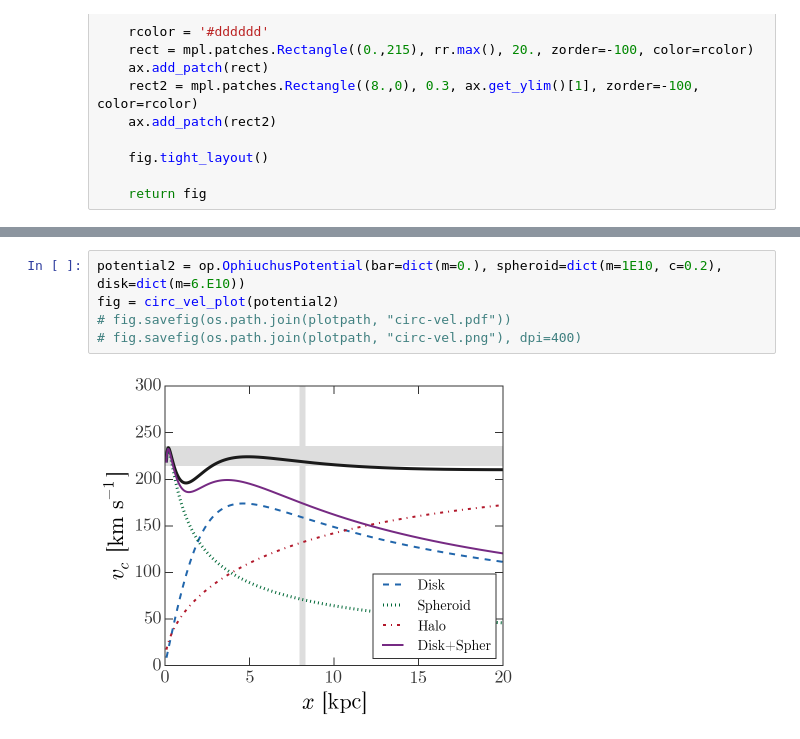
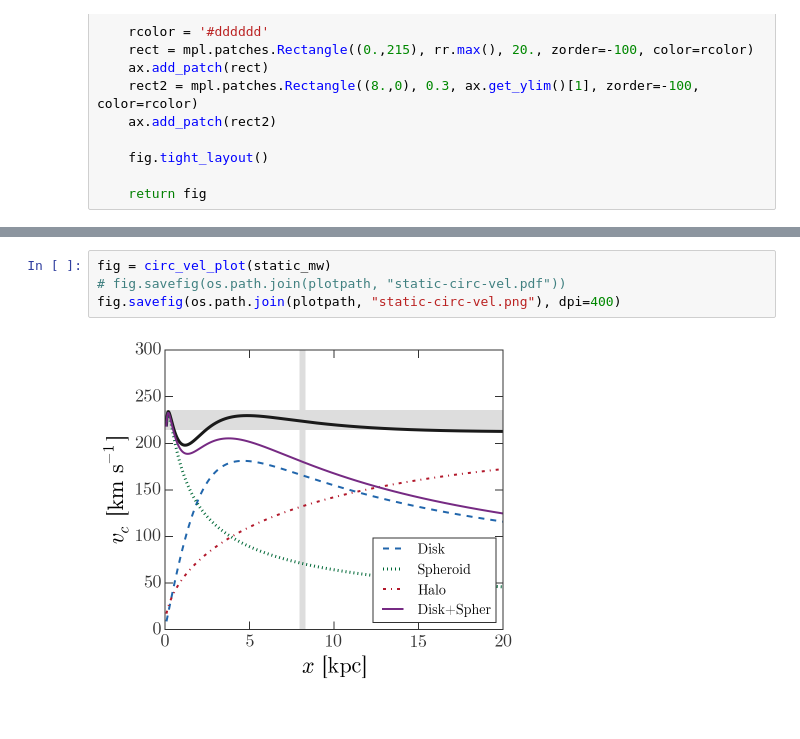
Before and after one commit to adrn/ophiuchus, a Jupyter notebook: notebooks/Figure - potential density rotation curve.ipynb, the cells around one changed output, grey strips where cells are left out. Saved outputs shown, nothing was run; the diff lists cells and outputs as text.

```diff
--- a/notebooks/Figure - potential density rotation curve.ipynb
+++ b/notebooks/Figure - potential density rotation curve.ipynb
@@ -232,9 +238,8 @@ fig = circ_vel_plot(potential)
 # %% [output]
 [figure]
 # %%
-potential2 = op.OphiuchusPotential(bar=dict(m=0.), spheroid=dict(m=1E10, c=0.2), disk=dict(m=6.E10))
-fig = circ_vel_plot(potential2)
-# fig.savefig(os.path.join(plotpath, "circ-vel.pdf"))
-# fig.savefig(os.path.join(plotpath, "circ-vel.png"), dpi=400)
+fig = circ_vel_plot(static_mw)
+# fig.savefig(os.path.join(plotpath, "static-circ-vel.pdf"))
+fig.savefig(os.path.join(plotpath, "static-circ-vel.png"), dpi=400)
 # %% [output]
-[figure, old version]
+[figure, new version]
```
Also changed, not shown: parts of 3 cells of this notebook, 1 other file.
